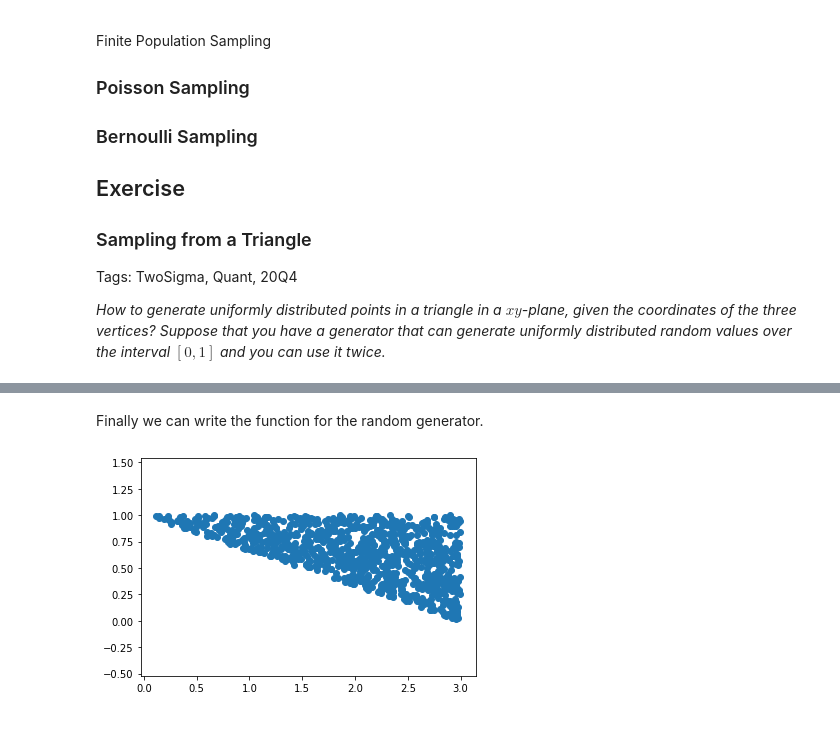
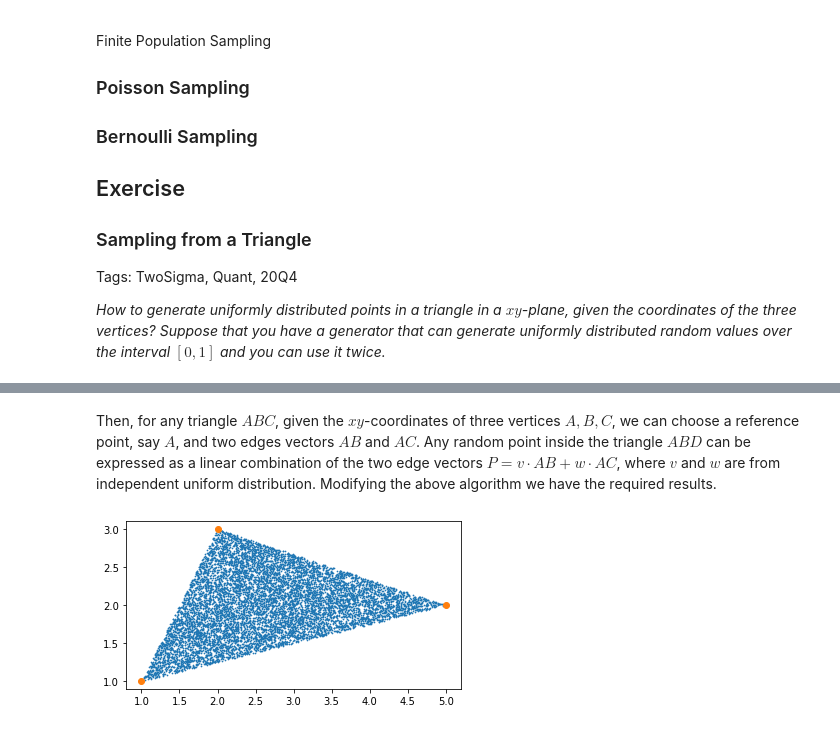
Before and after one commit to dennissxz/data-science-handbook, a Jupyter notebook: _sources/12-probabilities/71-sampling.ipynb, the cells around one changed output, grey strips where cells are left out. Cells and saved outputs as stored; diff of their text form; code cells hidden in the pictures.

```diff
--- a/_sources/12-probabilities/71-sampling.ipynb
+++ b/_sources/12-probabilities/71-sampling.ipynb
@@ -328,20 +261,21 @@ A, b = solve_affine(y)
-# %% [markdown]
-Finally we can write the function for the random generator.
-# %%
-def sample_triangle(n, y):
-    """
-    sample from a triangle with vertex coordinates (0,1), (1,1), (1,0)
-    """
-    points = sample_basic_triangle(n)
-    A, b = solve_affine(y)
-    new_points = A @ points.T + b.reshape(2,1)
-    return new_points.T
-
-y = np.array([[3,0], [3,1], [0,1]])
-n = 1000
-points = sample_triangle(n, y)
-plt.scatter(points[:,0], points[:,1])
-plt.axis('equal')
-plt.show()
-# %% [output]
-[figure, removed]
+# %% [markdown]
+Then, for any triangle $ABC$, given the $xy$-coordinates of three vertices $A, B, C$, we can choose a reference point, say $A$, and two edges vectors $AB$ and $AC$. Any random point inside the triangle $ABD$ can be expressed as a linear combination of the two edge vectors $P = v \cdot AB + w \cdot AC$, where $v$ and $w$ are from independent uniform distribution. Modifying the above algorithm we have the required results.
+# %%
+def sample_any_triangle(vers, n):
+    points = np.random.rand(n,2)
+    inside = points[:,0] + points[:,1] < 1
+    ref = vers[0]
+    e1 = vers[1] - ref
+    e2 = vers[2] - ref
+    scale = np.where(inside.reshape(n,1), points, 1-points)
+    sample = scale @ np.vstack((e1,e2)) + ref
+    return sample
+
+vers = np.asarray([[1,1], [5,2], [2,3]]) # vertices coordinates
+points = sample_any_triangle(vers, 10000)
+plt.scatter(points[:,0], points[:,1], s=0.5)
+plt.scatter(vers[:,0], vers[:,1])
+plt.gca().set_aspect('equal')
+plt.show()
+# %% [output]
+[figure, added]
```
Also changed, not shown: parts of 7 cells of this notebook, 31 other files.
